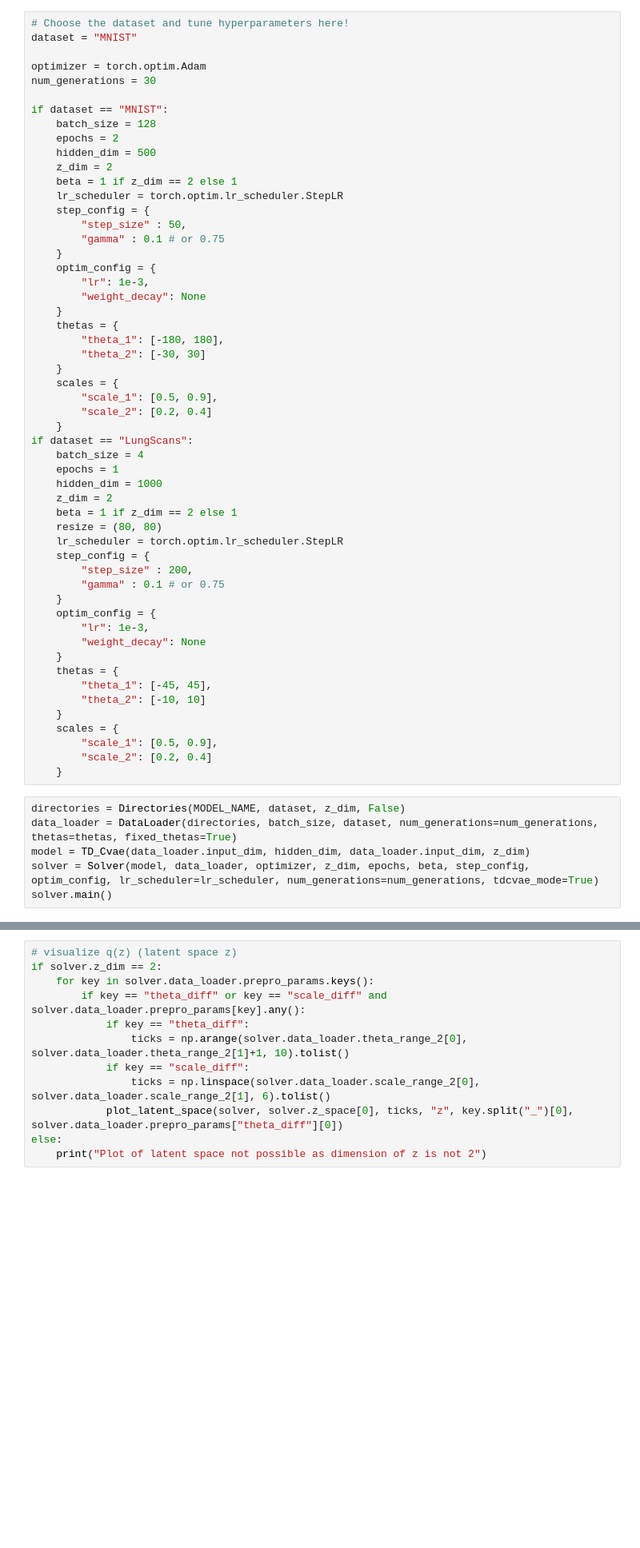
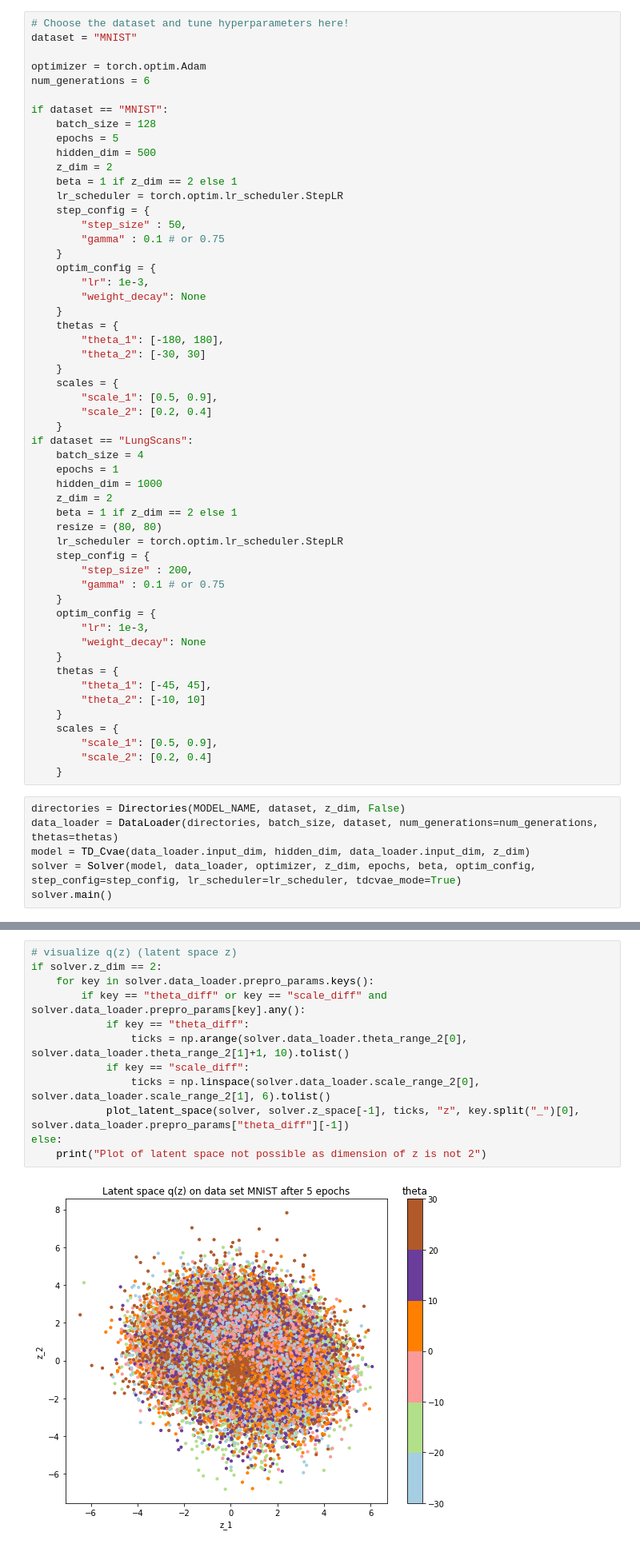
Before and after one commit to matthiasbrix/vae-models, a Jupyter notebook: src/3_tdcvae.ipynb, the cells around one changed output, grey strips where cells are left out. Shown at 80% size. Cells and saved outputs as stored; diff of their text form; blank space fills up the shorter version.

Commit message:
few changes, especially model params

```diff
--- a/src/3_tdcvae.ipynb
+++ b/src/3_tdcvae.ipynb
@@ -43,11 +43,11 @@ Using device: cpu
 dataset = "MNIST"
 
 optimizer = torch.optim.Adam
-num_generations = 30
+num_generations = 6
 
 if dataset == "MNIST":
     batch_size = 128
-    epochs = 2
+    epochs = 5
     hidden_dim = 500
     z_dim = 2
     beta = 1 if z_dim == 2 else 1
@@ -94,9 +94,9 @@ if dataset == "LungScans":
     }
 # %%
 directories = Directories(MODEL_NAME, dataset, z_dim, False)
-data_loader = DataLoader(directories, batch_size, dataset, num_generations=num_generations, thetas=thetas, fixed_thetas=True)
+data_loader = DataLoader(directories, batch_size, dataset, num_generations=num_generations, thetas=thetas)
 model = TD_Cvae(data_loader.input_dim, hidden_dim, data_loader.input_dim, z_dim)
-solver = Solver(model, data_loader, optimizer, z_dim, epochs, beta, step_config, optim_config, lr_scheduler=lr_scheduler, num_generations=num_generations, tdcvae_mode=True)
+solver = Solver(model, data_loader, optimizer, z_dim, epochs, beta, optim_config, step_config=step_config, lr_scheduler=lr_scheduler, tdcvae_mode=True)
 solver.main()
 # %% [output]
 +++++ START RUN +++++ | no save mode
@@ -139,15 +143,17 @@ plot_rl_kl(solver, solver.train_loss_history["recon_loss_acc"], solver.train_los
 # %%
 # visualize q(z) (latent space z)
 if solver.z_dim == 2:
     for key in solver.data_loader.prepro_params.keys():
         if key == "theta_diff" or key == "scale_diff" and solver.data_loader.prepro_params[key].any():
             if key == "theta_diff":
                 ticks = np.arange(solver.data_loader.theta_range_2[0], solver.data_loader.theta_range_2[1]+1, 10).tolist()
             if key == "scale_diff":
                 ticks = np.linspace(solver.data_loader.scale_range_2[0], solver.data_loader.scale_range_2[1], 6).tolist()
-            plot_latent_space(solver, solver.z_space[0], ticks, "z", key.split("_")[0], solver.data_loader.prepro_params["theta_diff"][0])
+            plot_latent_space(solver, solver.z_space[-1], ticks, "z", key.split("_")[0], solver.data_loader.prepro_params["theta_diff"][-1])
 else:
     print("Plot of latent space not possible as dimension of z is not 2")
+# %% [output]
+[figure, added]
 # %%
 # visualize q(y)
 if solver.z_dim == 2:
```
Also changed, not shown: parts of 10 cells of this notebook, 4 other files.
